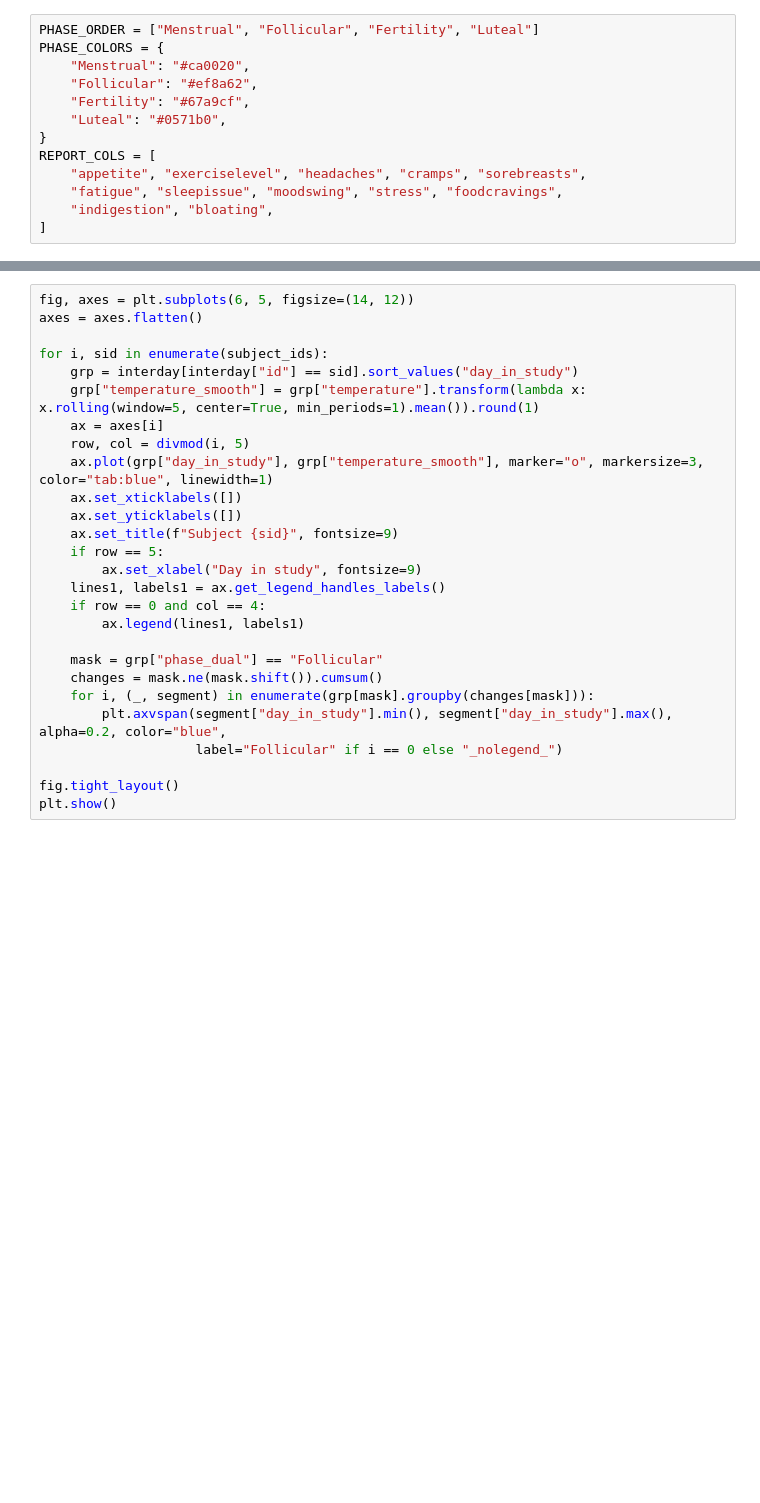
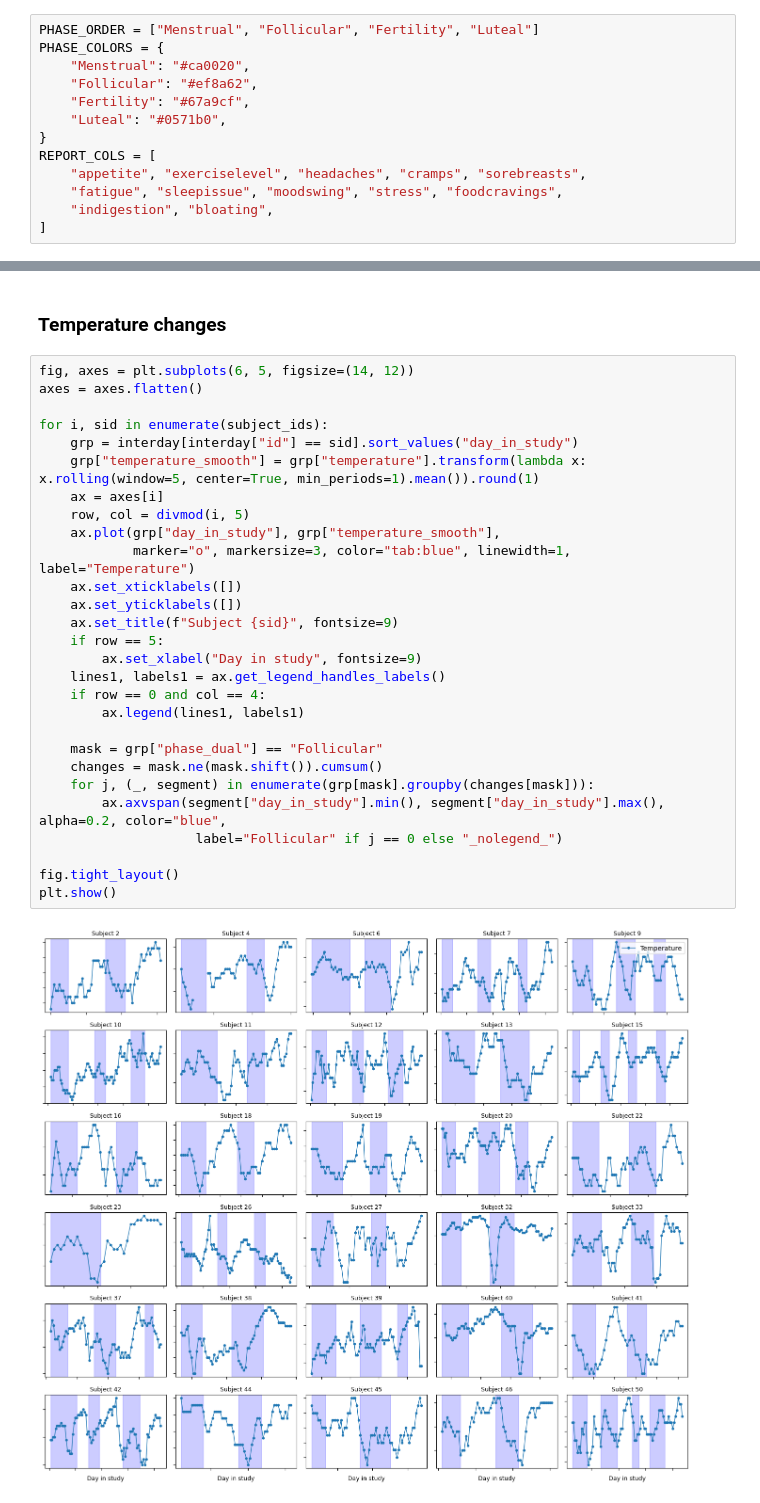
Before and after one commit to virginiacsn/cycle-tracking, a Jupyter notebook: notebooks/subject-visualization.ipynb, the cells around one changed output, grey strips where cells are left out. Saved outputs shown, nothing was run; the diff lists cells and outputs as text; blank space fills up the shorter version.

```diff
--- a/notebooks/subject-visualization.ipynb
+++ b/notebooks/subject-visualization.ipynb
@@ -112,27 +79,32 @@ plt.show()
+# %% [markdown]
+### Temperature changes
 # %%
 fig, axes = plt.subplots(6, 5, figsize=(14, 12))
 axes = axes.flatten()
 
 for i, sid in enumerate(subject_ids):
     grp = interday[interday["id"] == sid].sort_values("day_in_study")
     grp["temperature_smooth"] = grp["temperature"].transform(lambda x: x.rolling(window=5, center=True, min_periods=1).mean()).round(1)
     ax = axes[i]
     row, col = divmod(i, 5)
-    ax.plot(grp["day_in_study"], grp["temperature_smooth"], marker="o", markersize=3, color="tab:blue", linewidth=1)
+    ax.plot(grp["day_in_study"], grp["temperature_smooth"],
+            marker="o", markersize=3, color="tab:blue", linewidth=1, label="Temperature")
     ax.set_xticklabels([])
     ax.set_yticklabels([])
     ax.set_title(f"Subject {sid}", fontsize=9)
     if row == 5:
         ax.set_xlabel("Day in study", fontsize=9)
     lines1, labels1 = ax.get_legend_handles_labels()
     if row == 0 and col == 4:
         ax.legend(lines1, labels1)
 
     mask = grp["phase_dual"] == "Follicular"
     changes = mask.ne(mask.shift()).cumsum()
-    for i, (_, segment) in enumerate(grp[mask].groupby(changes[mask])):
-        plt.axvspan(segment["day_in_study"].min(), segment["day_in_study"].max(), alpha=0.2, color="blue",
-                    label="Follicular" if i == 0 else "_nolegend_")
+    for j, (_, segment) in enumerate(grp[mask].groupby(changes[mask])):
+        ax.axvspan(segment["day_in_study"].min(), segment["day_in_study"].max(), alpha=0.2, color="blue",
+                    label="Follicular" if j == 0 else "_nolegend_")
 
 fig.tight_layout()
 plt.show()
+# %% [output]
+[figure, added]
```
Also changed, not shown: parts of 8 cells of this notebook.
